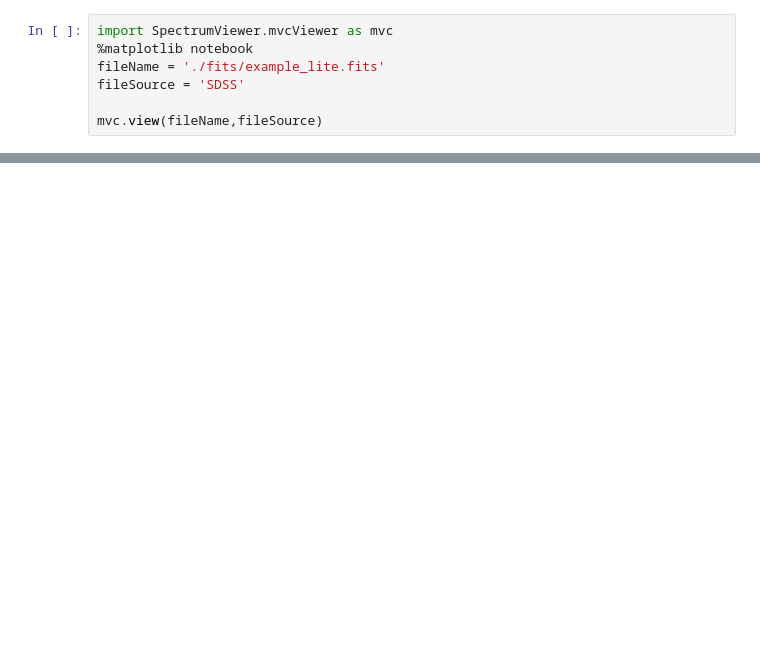
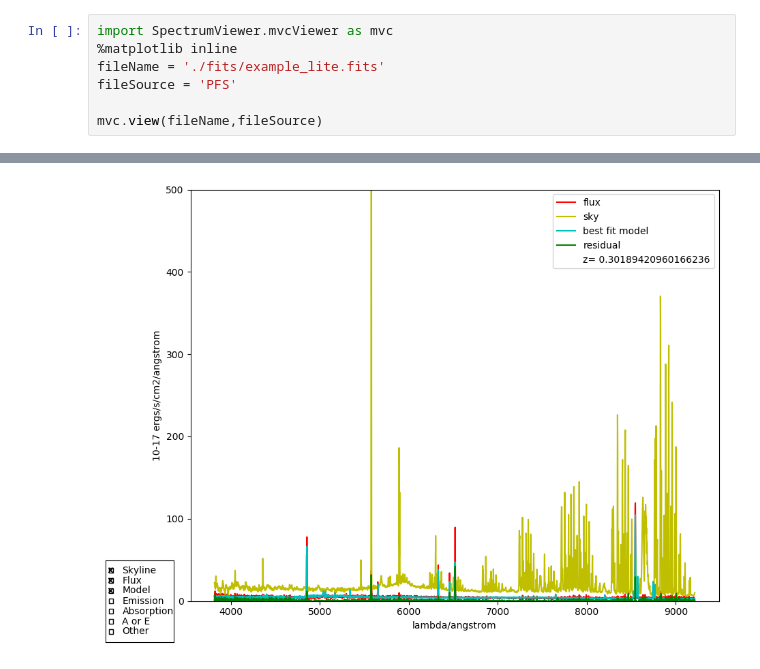
Before and after one commit to pryo/SciScript-Python, a Jupyter notebook: examples/inline viewer demo 2.ipynb, the cells around one changed output, grey strips where cells are left out. Saved outputs shown, nothing was run; the diff lists cells and outputs as text; blank space fills up the shorter version.

```diff
--- a/examples/inline viewer demo 2.ipynb
+++ b/examples/inline viewer demo 2.ipynb
@@ -1,8 +1,8 @@
 # %%
 import SpectrumViewer.mvcViewer as mvc
-%matplotlib notebook
+%matplotlib inline
 fileName = './fits/example_lite.fits'
-fileSource = 'SDSS'
+fileSource = 'PFS'
 
 mvc.view(fileName,fileSource)
 # %% [output]
@@ -10,0 +9 @@ mvc.view(fileName,fileSource)
+[figure, added]
```
Also changed, not shown: parts of 1 cell of this notebook, 1 other file.
